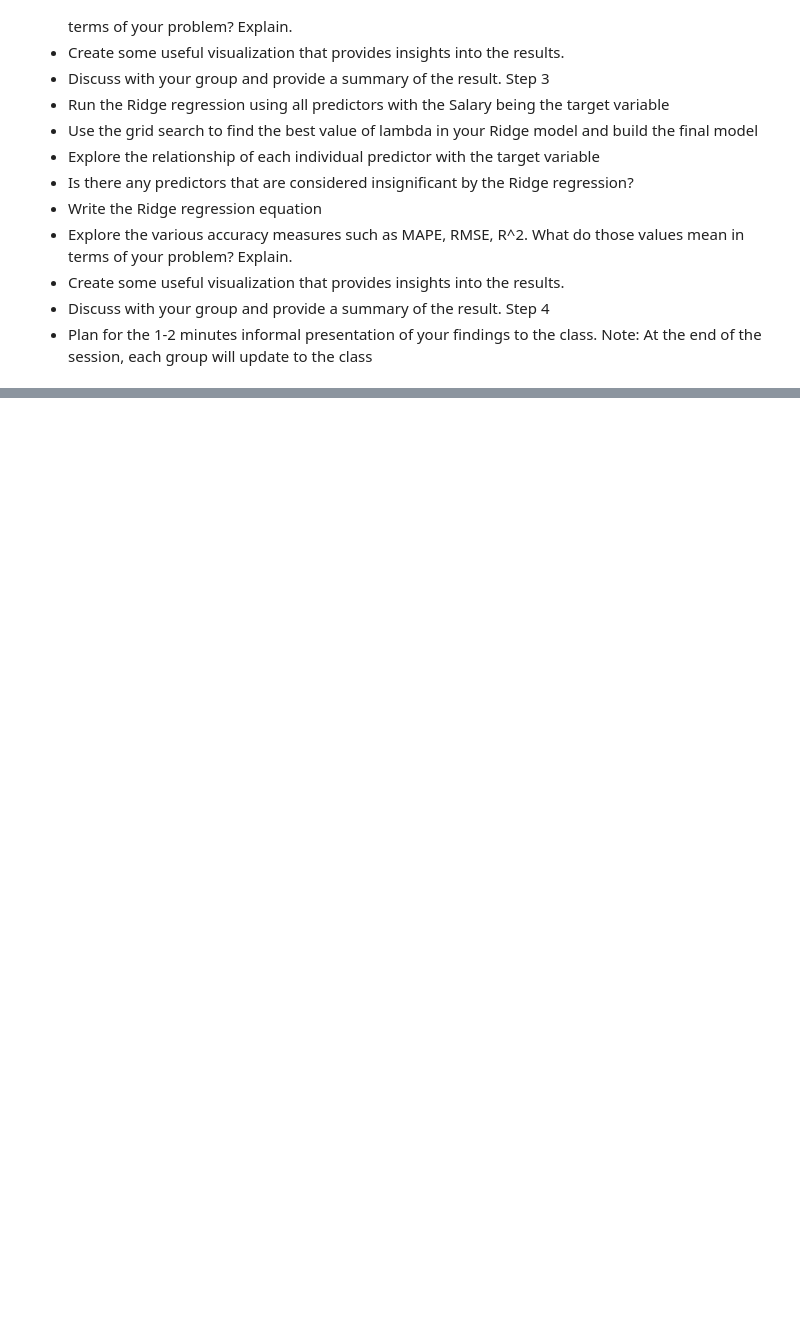
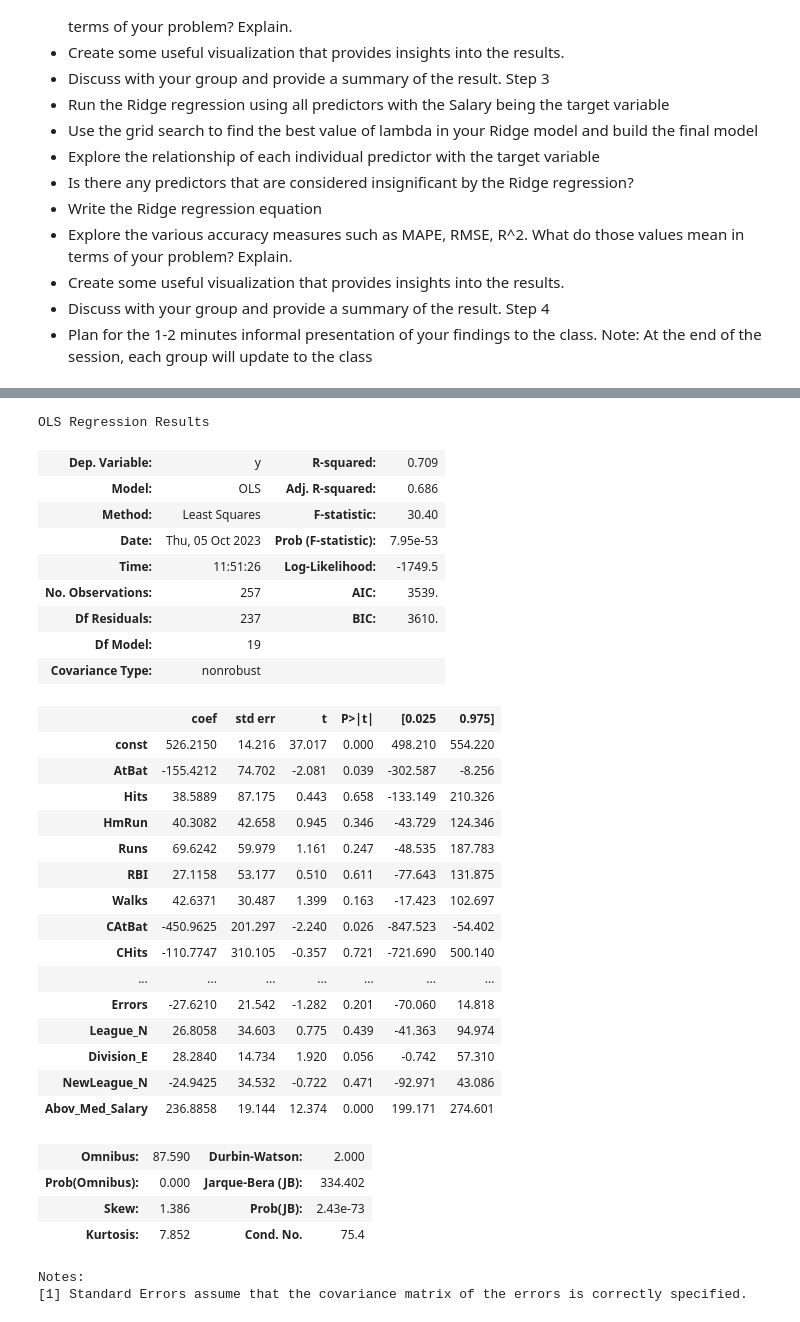
Before and after one commit to sah9j/DataDive1, a Jupyter notebook: Regression DATA Dive Baseball Players dataset Fall 2023.ipynb, the cells around one changed output, grey strips where cells are left out. Drawn from its saved outputs; the diff is of its cells as text; code cells hidden in the pictures; blank space fills up the shorter version.

```diff
--- a/Regression DATA Dive Baseball Players dataset Fall 2023.ipynb
+++ b/Regression DATA Dive Baseball Players dataset Fall 2023.ipynb
@@ -476,0 +545,41 @@ Note: At the end of the session, each group will update to the class
+# %%
+# Drop Years variable having .902 P value.
+X_reg3_drp1 = X_train_sc.drop('Years', axis = 1)
+X_reg3_drp1 = sm.add_constant(X_reg3_drp1) # adding a constant
+reg3_drp1 = sm.OLS(np.asarray(Y_train), X_reg3_drp1).fit()
+pred = reg3_drp1.predict(X_reg3_drp1)
+
+reg3_drp1.summary()
+# %% [output]
+OLS Regression Results
+| Dep. Variable: | y | R-squared: | 0.709 |
+| Model: | OLS | Adj. R-squared: | 0.686 |
+| Method: | Least Squares | F-statistic: | 30.40 |
+| Date: | Thu, 05 Oct 2023 | Prob (F-statistic): | 7.95e-53 |
+| Time: | 11:51:26 | Log-Likelihood: | -1749.5 |
+| No. Observations: | 257 | AIC: | 3539. |
+| Df Residuals: | 237 | BIC: | 3610. |
+| Df Model: | 19 |  |  |
+| Covariance Type: | nonrobust |  |  |
+|  | coef | std err | t | P>|t| | [0.025 | 0.975] |
+| const | 526.2150 | 14.216 | 37.017 | 0.000 | 498.210 | 554.220 |
+| AtBat | -155.4212 | 74.702 | -2.081 | 0.039 | -302.587 | -8.256 |
+| Hits | 38.5889 | 87.175 | 0.443 | 0.658 | -133.149 | 210.326 |
+| HmRun | 40.3082 | 42.658 | 0.945 | 0.346 | -43.729 | 124.346 |
+| Runs | 69.6242 | 59.979 | 1.161 | 0.247 | -48.535 | 187.783 |
+| RBI | 27.1158 | 53.177 | 0.510 | 0.611 | -77.643 | 131.875 |
+| Walks | 42.6371 | 30.487 | 1.399 | 0.163 | -17.423 | 102.697 |
+| CAtBat | -450.9625 | 201.297 | -2.240 | 0.026 | -847.523 | -54.402 |
+| CHits | -110.7747 | 310.105 | -0.357 | 0.721 | -721.690 | 500.140 |
+| ... | ... | ... | ... | ... | ... | ... |
+| Errors | -27.6210 | 21.542 | -1.282 | 0.201 | -70.060 | 14.818 |
+| League_N | 26.8058 | 34.603 | 0.775 | 0.439 | -41.363 | 94.974 |
+| Division_E | 28.2840 | 14.734 | 1.920 | 0.056 | -0.742 | 57.310 |
+| NewLeague_N | -24.9425 | 34.532 | -0.722 | 0.471 | -92.971 | 43.086 |
+| Abov_Med_Salary | 236.8858 | 19.144 | 12.374 | 0.000 | 199.171 | 274.601 |
+| Omnibus: | 87.590 | Durbin-Watson: | 2.000 |
+| Prob(Omnibus): | 0.000 | Jarque-Bera (JB): | 334.402 |
+| Skew: | 1.386 | Prob(JB): | 2.43e-73 |
+| Kurtosis: | 7.852 | Cond. No. | 75.4 |
+Notes:
+[1] Standard Errors assume that the covariance matrix of the errors is correctly specified.
```
Also changed, not shown: parts of 18 cells of this notebook.
